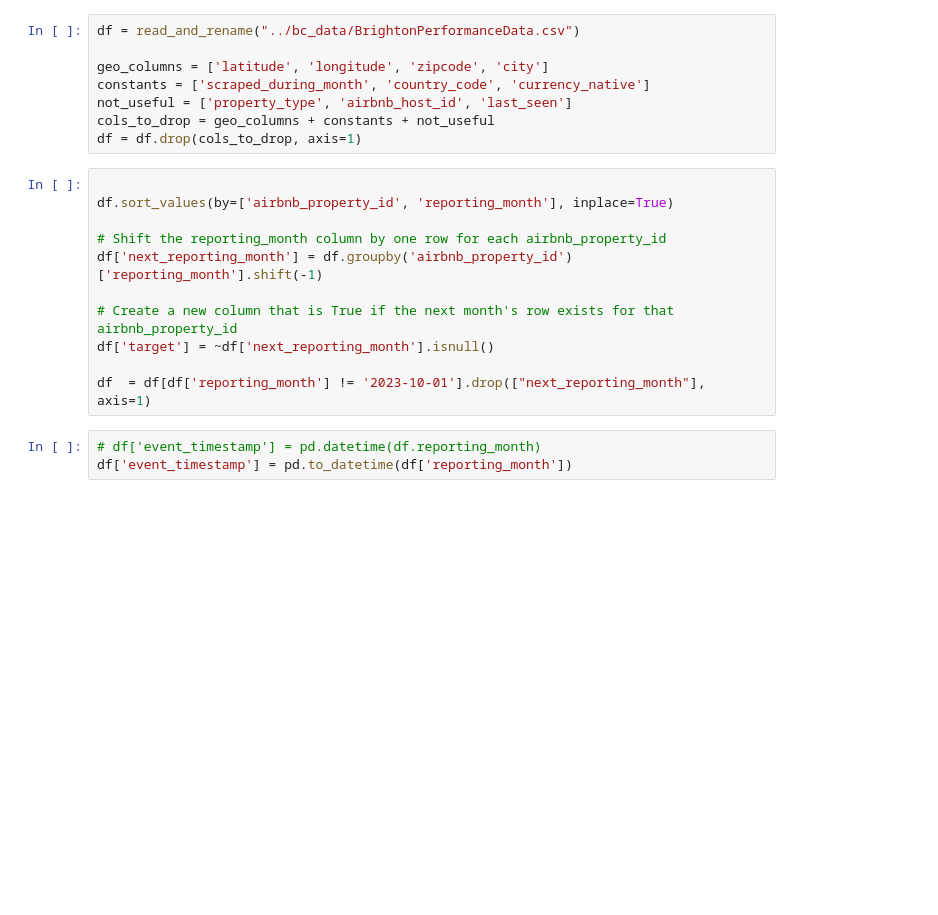
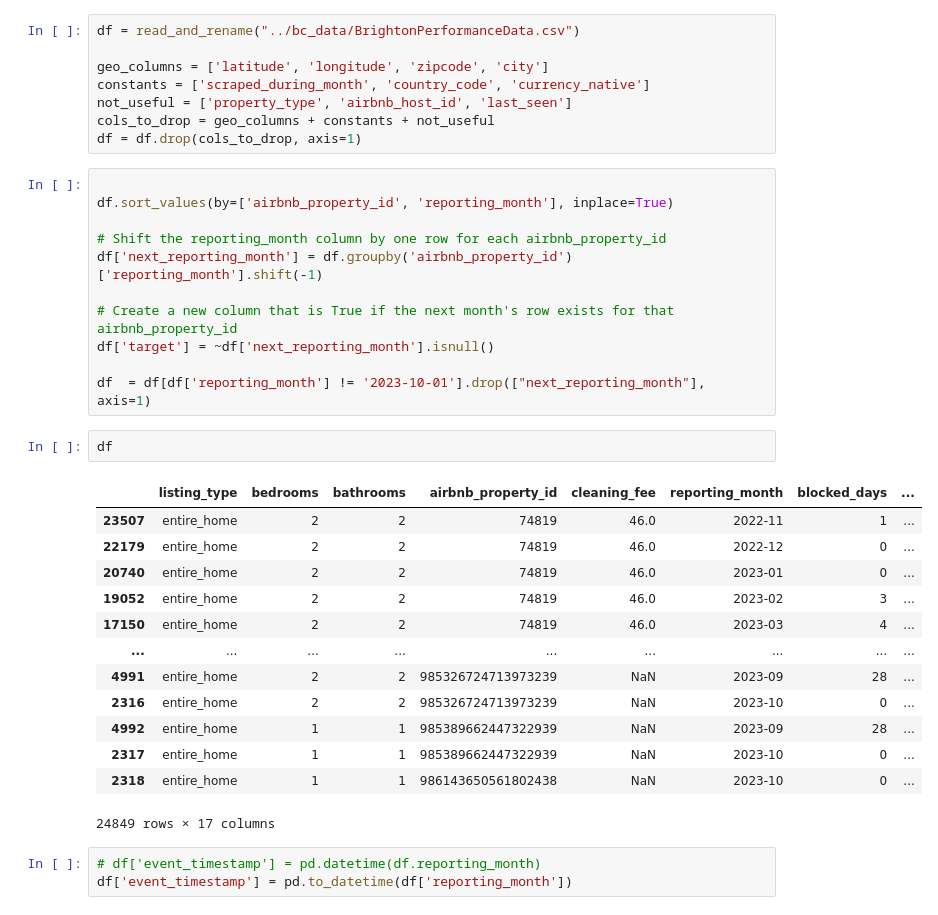
Before and after one commit to gianmaria-fsxz/airbnb-bc, a Jupyter notebook: notebooks/basic-modeling.ipynb, the cells around one changed output. Saved outputs shown, nothing was run; the diff lists cells and outputs as text; blank space fills up the shorter version.

```diff
--- a/notebooks/basic-modeling.ipynb
+++ b/notebooks/basic-modeling.ipynb
@@ -37,6 +37,22 @@ df['next_reporting_month'] = df.groupby('airbnb_property_id')['reporting_month']
 df['target'] = ~df['next_reporting_month'].isnull()
 
 df  = df[df['reporting_month'] != '2023-10-01'].drop(["next_reporting_month"], axis=1)
+# %%
+df
+# %% [output]
+|  | listing_type | bedrooms | bathrooms | airbnb_property_id | cleaning_fee | reporting_month | blocked_days | ... |
+| 23507 | entire_home | 2 | 2 | 74819 | 46.0 | 2022-11 | 1 | ... |
+| 22179 | entire_home | 2 | 2 | 74819 | 46.0 | 2022-12 | 0 | ... |
+| 20740 | entire_home | 2 | 2 | 74819 | 46.0 | 2023-01 | 0 | ... |
+| 19052 | entire_home | 2 | 2 | 74819 | 46.0 | 2023-02 | 3 | ... |
+| 17150 | entire_home | 2 | 2 | 74819 | 46.0 | 2023-03 | 4 | ... |
+| ... | ... | ... | ... | ... | ... | ... | ... | ... |
+| 4991 | entire_home | 2 | 2 | 985326724713973239 | NaN | 2023-09 | 28 | ... |
+| 2316 | entire_home | 2 | 2 | 985326724713973239 | NaN | 2023-10 | 0 | ... |
+| 4992 | entire_home | 1 | 1 | 985389662447322939 | NaN | 2023-09 | 28 | ... |
+| 2317 | entire_home | 1 | 1 | 985389662447322939 | NaN | 2023-10 | 0 | ... |
+| 2318 | entire_home | 1 | 1 | 986143650561802438 | NaN | 2023-10 | 0 | ... |
+24849 rows × 17 columns
 # %%
 # df['event_timestamp'] = pd.datetime(df.reporting_month)
 df['event_timestamp'] = pd.to_datetime(df['reporting_month'])
```
Also changed, not shown: parts of 8 cells of this notebook, 14 other files.
